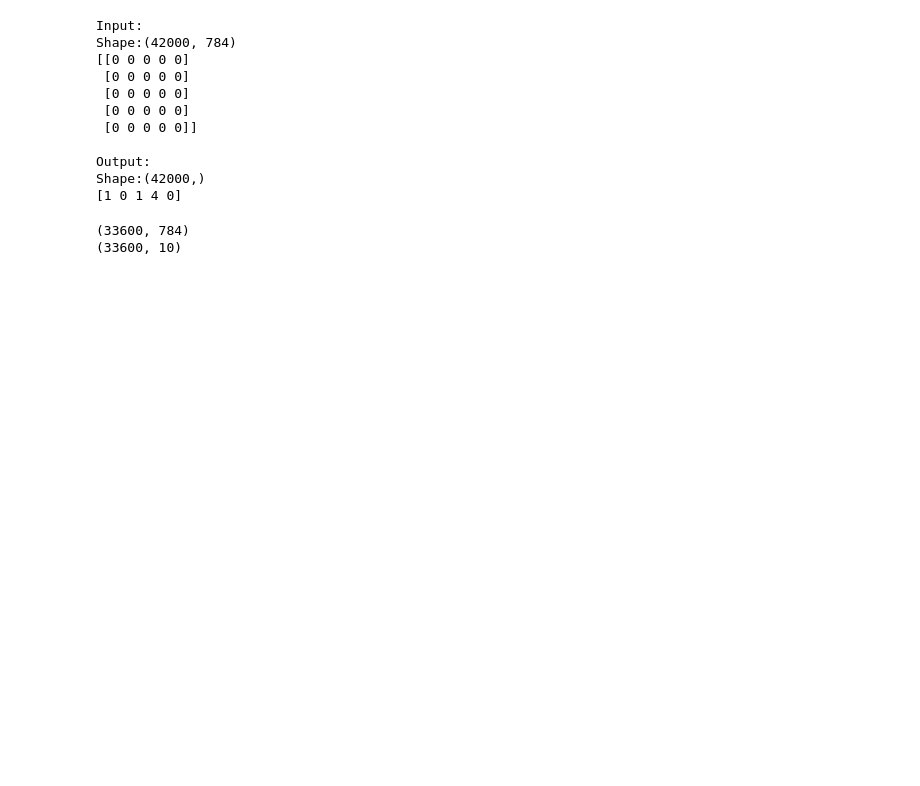
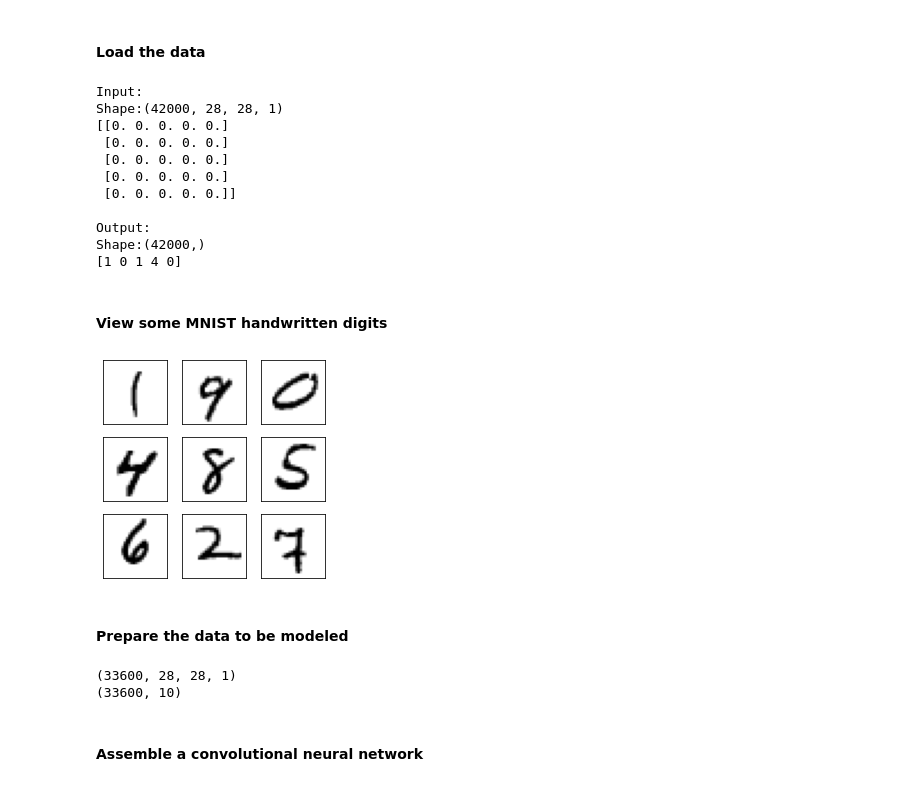
Before and after one commit to 4d30/mnist_digits, a Jupyter notebook: digits.ipynb, the cells around one changed output. Saved outputs shown, nothing was run; the diff lists cells and outputs as text; code cells hidden in the pictures; blank space fills up the shorter version.

```diff
--- a/digits.ipynb
+++ b/digits.ipynb
@@ -11,26 +23,46 @@ Using Theano backend.
+# %%
+# Returns an one-hot encoded array of integer 0-9
+# 3 -> [0,0,0,1,0,0,0,0,0,0]
+def onehot(ARRAY):
+    return np.eye(10)[ARRAY].astype(np.uint8)
+
+# Reshapes the data from the MNIST csv
+# Returns a 2D representation (28x28)px of the raw MNIST data
+def squareup(ARRAY):
+    return ARRAY.reshape(28,28)
+# %% [markdown]
+#### Load the data
 # %%
+# Try to load processed data first
 try:
     with open('./input/inputs.npy',"rb") as f:
         inputs = np.load(f)
     with open('./input/outputs.npy',"rb") as f:
         outputs = np.load(f)
 
+# Load data an process if not available
 except:
     data = np.genfromtxt('./input/train.csv', delimiter=',',skip_header=1,dtype=np.uint8)
-    inputs = data[:,1:]
+    temp_inputs = data[:,1:]
+    inputs = np.zeros((temp_inputs.shape[0],28,28,1))
+    # Convert linear data from MNIST to 2D image
+    for i in range(len(temp_inputs)):
+        inputs[i,:28,:28,0] = squareup(temp_inputs[i])
     outputs = data[:,0]
+    del temp_inputs, data
+    # Save for faster loading next time
     np.save('./input/inputs.npy',inputs)
     np.save('./input/outputs.npy',outputs)
-print(f'Input:\nShape:{inputs.shape}\n{inputs[:5,:5]}\n')
+print(f'Input:\nShape:{inputs.shape}\n{inputs[0,:5,:5,0]}\n')
 print(f'Output:\nShape:{outputs.shape}\n{outputs[:5]}\n')
 # %% [output]
 Input:
-Shape:(42000, 784)
-[[0 0 0 0 0]
- [0 0 0 0 0]
- [0 0 0 0 0]
- [0 0 0 0 0]
- [0 0 0 0 0]]
+Shape:(42000, 28, 28, 1)
+[[0. 0. 0. 0. 0.]
+ [0. 0. 0. 0. 0.]
+ [0. 0. 0. 0. 0.]
+ [0. 0. 0. 0. 0.]
+ [0. 0. 0. 0. 0.]]
 
 Output:
 Shape:(42000,)
@@ -41,12 +70,30 @@ def onehot(ARRAY):
+# %% [markdown]
+#### View some MNIST handwritten digits
+# %%
+fig = plt.figure(figsize=(4,4))
+for i in range(1,10):
+    plt.subplot(f'33{i}')
+    plt.tick_params(left=False,
+                    labelleft=False,
+                    bottom=False,
+                    labelbottom=False
+                   )
+    plt.imshow(inputs[i*(np.round(np.random.random()*100)).astype(int),:29,:29,0], cmap='gray_r')
+plt.show()
+# %% [output]
+[figure, added]
+# %% [markdown]
+#### Prepare the data to be modeled
 # %%
-inputs = normalize(inputs)
+inputs = inputs/255.0 #Normalize
 X_train, X_test, y_train, y_test = train_test_split(inputs,outputs,test_size = 0.2)
 
-X_train = X_train
+
 y_train_hot = onehot(y_train)
+y_test_hot = onehot(y_test)
 
 print(X_train.shape)
 print(y_train_hot.shape)
 # %% [output]
-(33600, 784)
+(33600, 28, 28, 1)
 (33600, 10)
@@ -59,0 +100,2 @@ model.add(Activation("softmax"))
+# %% [markdown]
+#### Assemble a convolutional neural network
```
Also changed, not shown: parts of 14 cells of this notebook.
